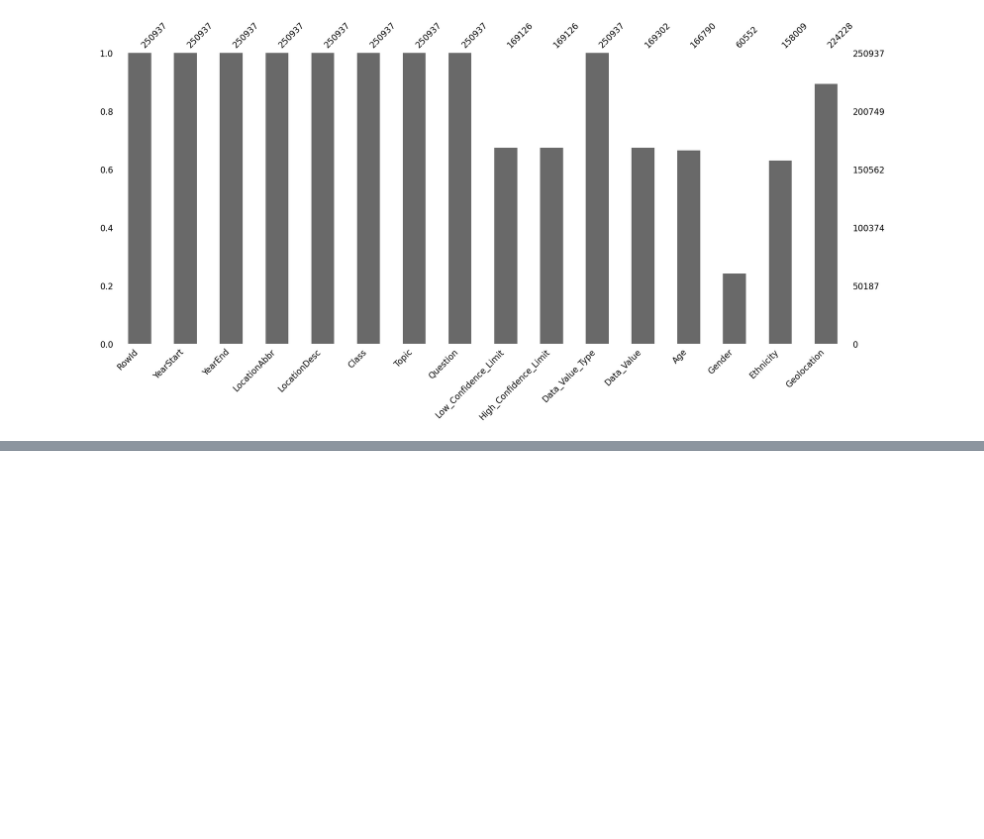
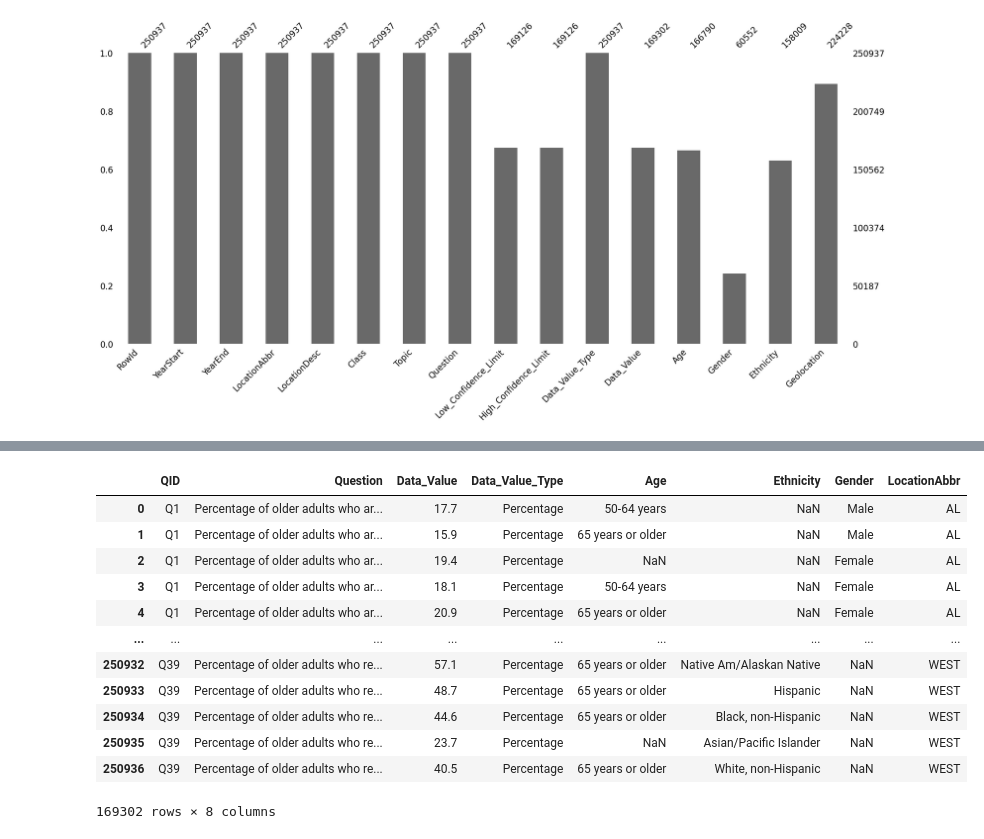
Before and after one commit to SimoneSanne/MSB1015-SV, a Jupyter notebook: Dataset 1 Alzheimer.ipynb, the cells around one changed output, grey strips where cells are left out. Cells and saved outputs as stored; diff of their text form; code cells hidden in the pictures; blank space fills up the shorter version.

```diff
--- a/Dataset 1 Alzheimer.ipynb
+++ b/Dataset 1 Alzheimer.ipynb
@@ -230,0 +273,19 @@ plt.show()
+# %%
+filter_set = ['QID', 'Question', 'Data_Value', 'Data_Value_Type', 'Age', 'Ethnicity','Gender', 'LocationAbbr']
+filtered_dataset = Alzheimers[filter_set]
+available_data = filtered_dataset[filtered_dataset['Data_Value'].notna()]
+available_data
+# %% [output]
+|  | QID | Question | Data_Value | Data_Value_Type | Age | Ethnicity | Gender | LocationAbbr |
+| 0 | Q1 | Percentage of older adults who ar... | 17.7 | Percentage | 50-64 years | NaN | Male | AL |
+| 1 | Q1 | Percentage of older adults who ar... | 15.9 | Percentage | 65 years or older | NaN | Male | AL |
+| 2 | Q1 | Percentage of older adults who ar... | 19.4 | Percentage | NaN | NaN | Female | AL |
+| 3 | Q1 | Percentage of older adults who ar... | 18.1 | Percentage | 50-64 years | NaN | Female | AL |
+| 4 | Q1 | Percentage of older adults who ar... | 20.9 | Percentage | 65 years or older | NaN | Female | AL |
+| ... | ... | ... | ... | ... | ... | ... | ... | ... |
+| 250932 | Q39 | Percentage of older adults who re... | 57.1 | Percentage | 65 years or older | Native Am/Alaskan Native | NaN | WEST |
+| 250933 | Q39 | Percentage of older adults who re... | 48.7 | Percentage | 65 years or older | Hispanic | NaN | WEST |
+| 250934 | Q39 | Percentage of older adults who re... | 44.6 | Percentage | 65 years or older | Black, non-Hispanic | NaN | WEST |
+| 250935 | Q39 | Percentage of older adults who re... | 23.7 | Percentage | NaN | Asian/Pacific Islander | NaN | WEST |
+| 250936 | Q39 | Percentage of older adults who re... | 40.5 | Percentage | 65 years or older | White, non-Hispanic | NaN | WEST |
+169302 rows × 8 columns
```
Also changed, not shown: parts of 6 cells of this notebook.
